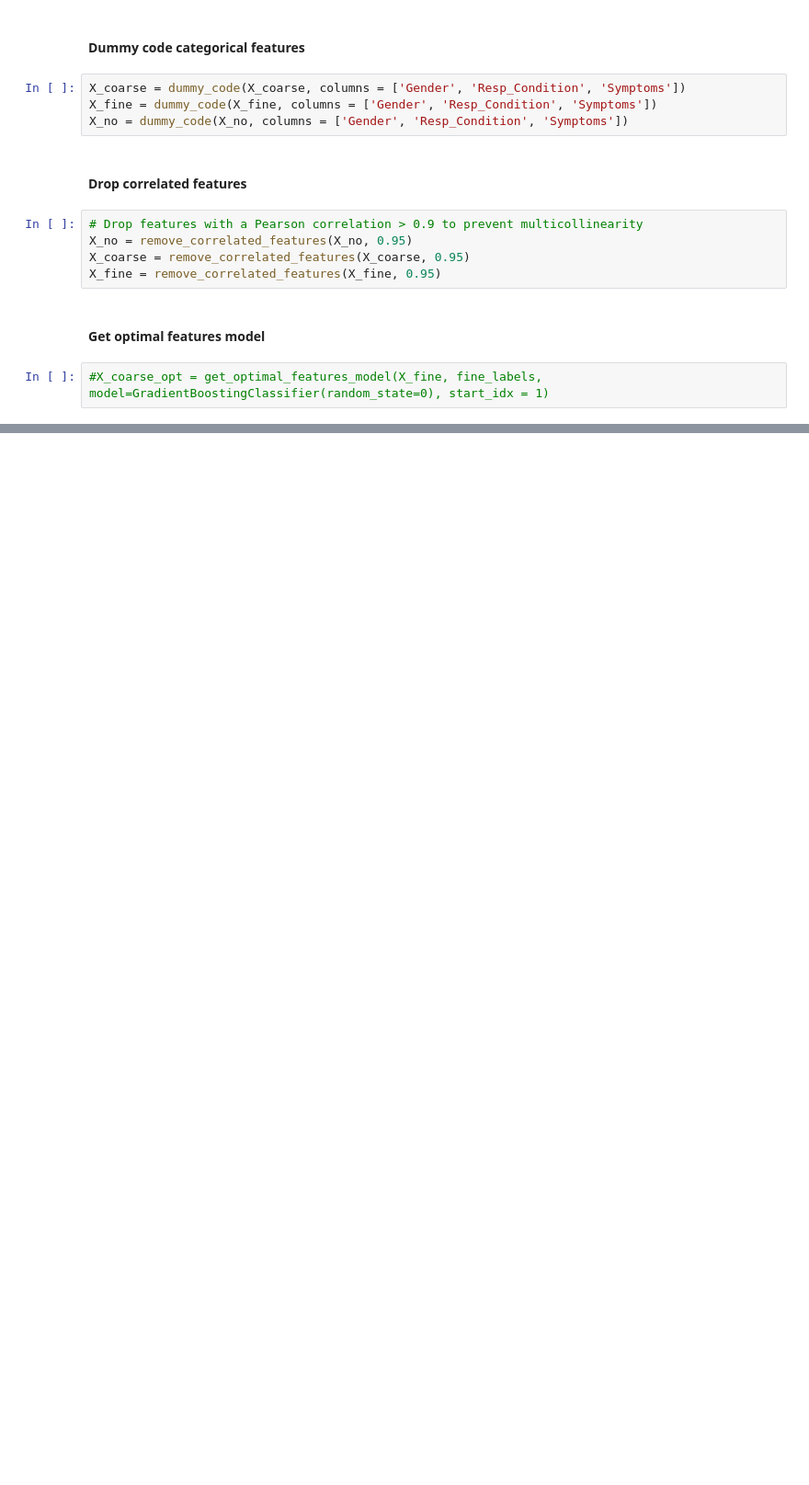
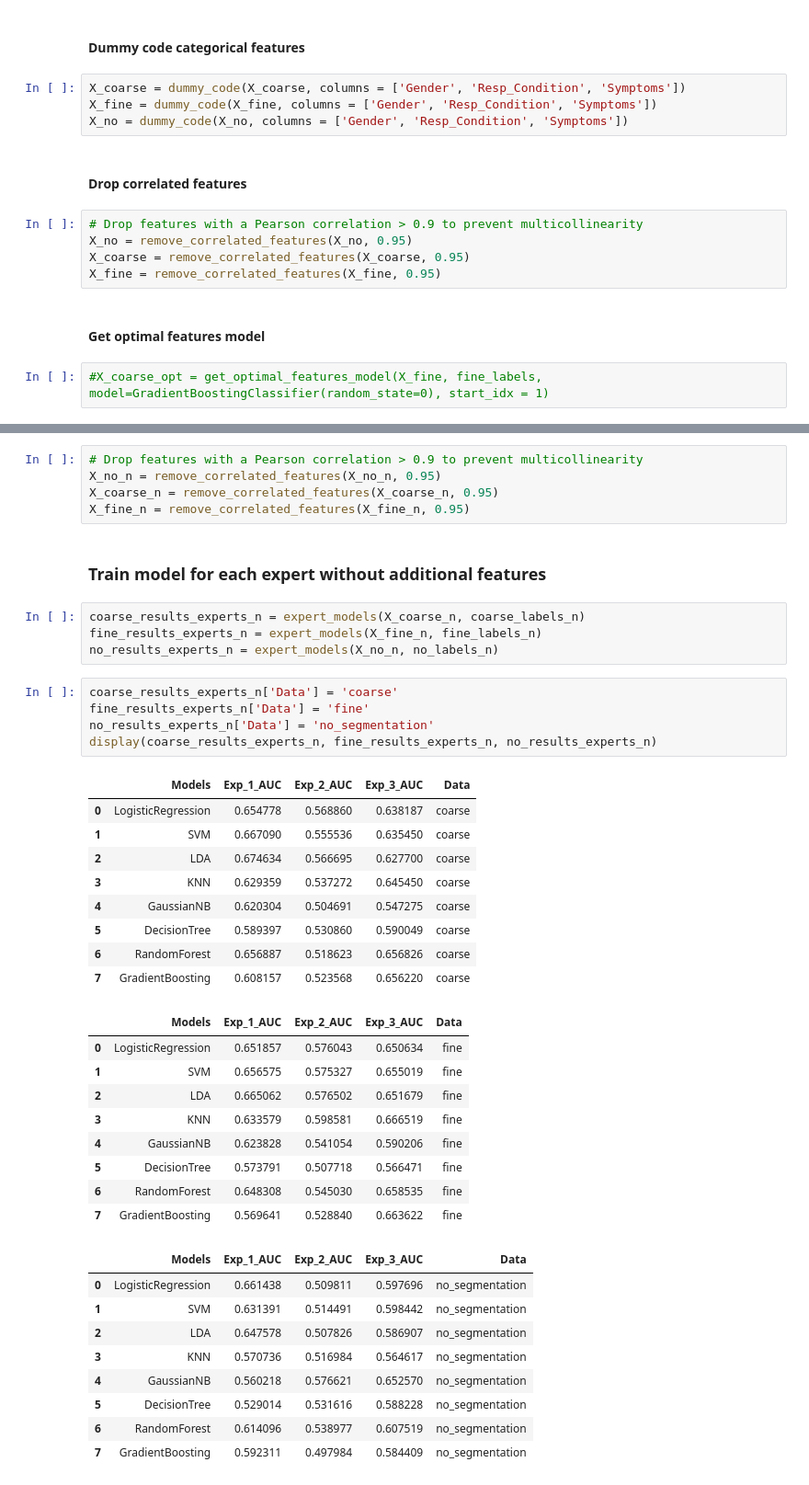
Before and after one commit to CS-433/cs-433-project-2-cough_classifier, a Jupyter notebook: src/notebooks/standard_ML_models.ipynb, the cells around one changed output, grey strips where cells are left out. Shown at 92% size. Saved outputs shown, nothing was run; the diff lists cells and outputs as text; blank space fills up the shorter version.

```diff
--- a/src/notebooks/standard_ML_models.ipynb
+++ b/src/notebooks/standard_ML_models.ipynb
@@ -114,0 +258,44 @@ pd.concat([coarse_results, fine_results["Fine_AUC"], no_results["No_Seg_AUC"]],
+# %%
+# Drop features with a Pearson correlation > 0.9 to prevent multicollinearity
+X_no_n = remove_correlated_features(X_no_n, 0.95)
+X_coarse_n = remove_correlated_features(X_coarse_n, 0.95)
+X_fine_n = remove_correlated_features(X_fine_n, 0.95)
+# %% [markdown]
+### Train model for each expert without additional features
+# %%
+coarse_results_experts_n = expert_models(X_coarse_n, coarse_labels_n)
+fine_results_experts_n = expert_models(X_fine_n, fine_labels_n)
+no_results_experts_n = expert_models(X_no_n, no_labels_n)
+# %%
+coarse_results_experts_n['Data'] = 'coarse'
+fine_results_experts_n['Data'] = 'fine'
+no_results_experts_n['Data'] = 'no_segmentation'
+display(coarse_results_experts_n, fine_results_experts_n, no_results_experts_n)
+# %% [output]
+|  | Models | Exp_1_AUC | Exp_2_AUC | Exp_3_AUC | Data |
+| 0 | LogisticRegression | 0.654778 | 0.568860 | 0.638187 | coarse |
+| 1 | SVM | 0.667090 | 0.555536 | 0.635450 | coarse |
+| 2 | LDA | 0.674634 | 0.566695 | 0.627700 | coarse |
+| 3 | KNN | 0.629359 | 0.537272 | 0.645450 | coarse |
+| 4 | GaussianNB | 0.620304 | 0.504691 | 0.547275 | coarse |
+| 5 | DecisionTree | 0.589397 | 0.530860 | 0.590049 | coarse |
+| 6 | RandomForest | 0.656887 | 0.518623 | 0.656826 | coarse |
+| 7 | GradientBoosting | 0.608157 | 0.523568 | 0.656220 | coarse |
+|  | Models | Exp_1_AUC | Exp_2_AUC | Exp_3_AUC | Data |
+| 0 | LogisticRegression | 0.651857 | 0.576043 | 0.650634 | fine |
+| 1 | SVM | 0.656575 | 0.575327 | 0.655019 | fine |
+| 2 | LDA | 0.665062 | 0.576502 | 0.651679 | fine |
+| 3 | KNN | 0.633579 | 0.598581 | 0.666519 | fine |
+| 4 | GaussianNB | 0.623828 | 0.541054 | 0.590206 | fine |
+| 5 | DecisionTree | 0.573791 | 0.507718 | 0.566471 | fine |
+| 6 | RandomForest | 0.648308 | 0.545030 | 0.658535 | fine |
+| 7 | GradientBoosting | 0.569641 | 0.528840 | 0.663622 | fine |
+|  | Models | Exp_1_AUC | Exp_2_AUC | Exp_3_AUC | Data |
+| 0 | LogisticRegression | 0.661438 | 0.509811 | 0.597696 | no_segmentation |
+| 1 | SVM | 0.631391 | 0.514491 | 0.598442 | no_segmentation |
+| 2 | LDA | 0.647578 | 0.507826 | 0.586907 | no_segmentation |
+| 3 | KNN | 0.570736 | 0.516984 | 0.564617 | no_segmentation |
+| 4 | GaussianNB | 0.560218 | 0.576621 | 0.652570 | no_segmentation |
+| 5 | DecisionTree | 0.529014 | 0.531616 | 0.588228 | no_segmentation |
+| 6 | RandomForest | 0.614096 | 0.538977 | 0.607519 | no_segmentation |
+| 7 | GradientBoosting | 0.592311 | 0.497984 | 0.584409 | no_segmentation |
```
Also changed, not shown: parts of 22 cells of this notebook, 1 other file.
